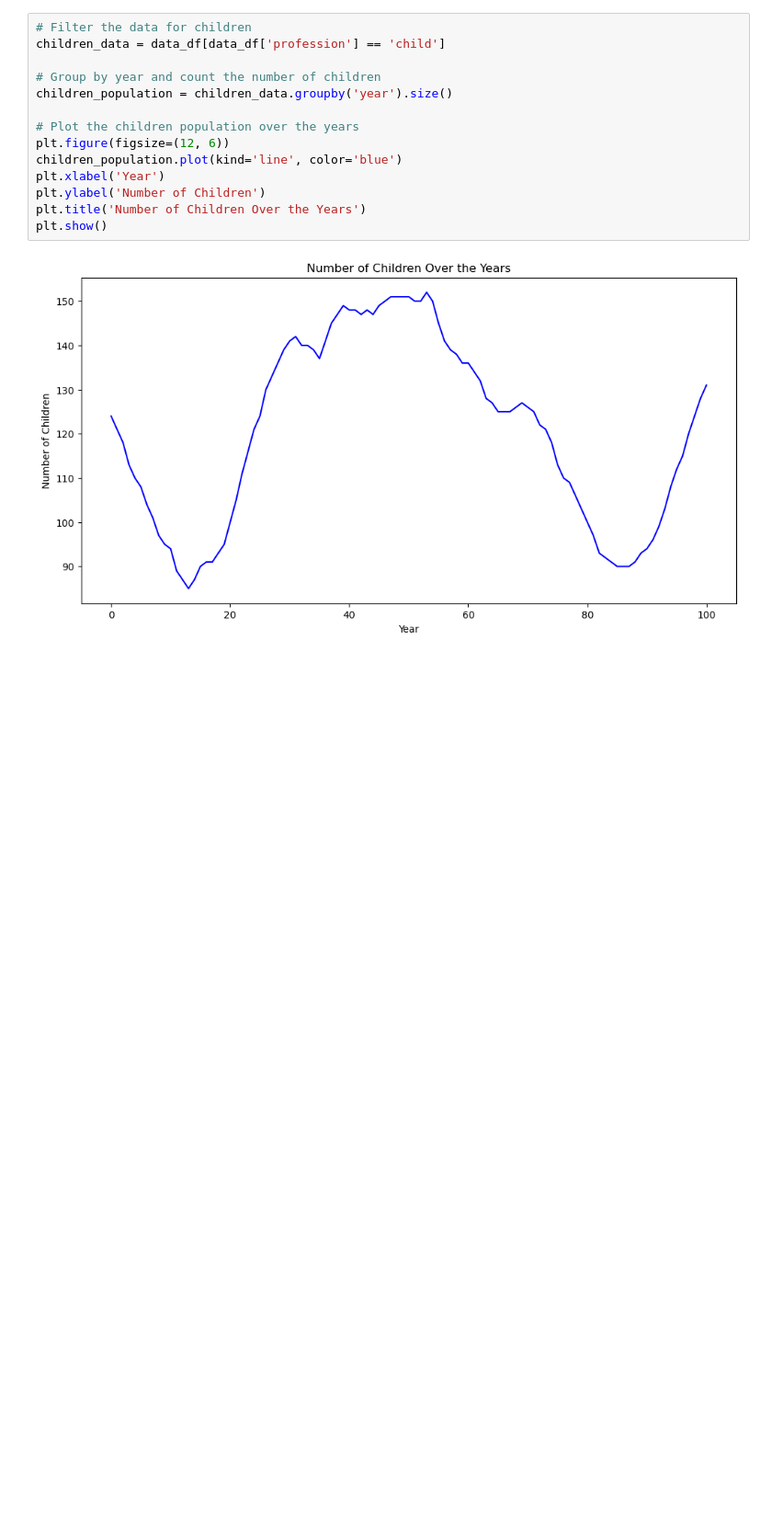
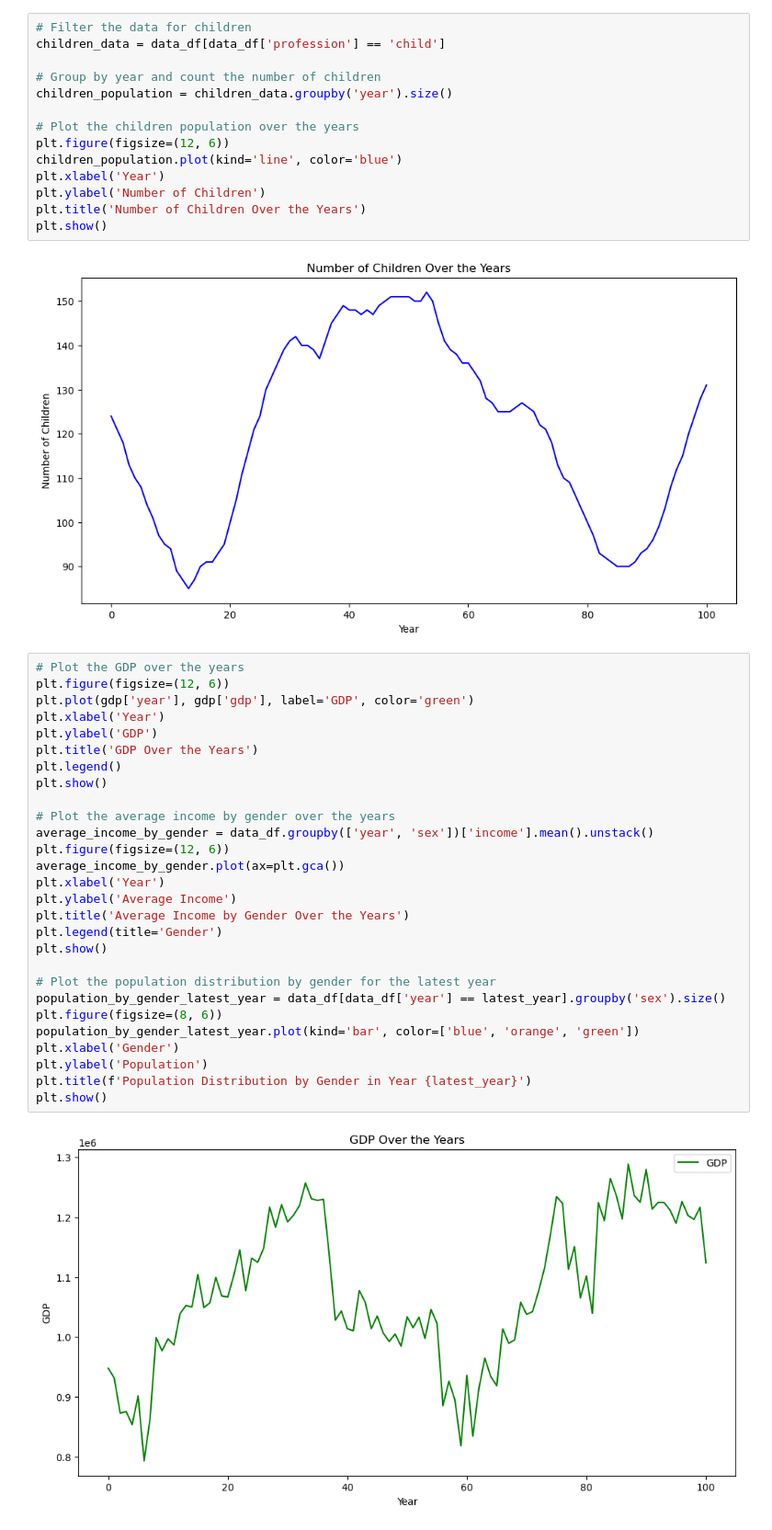
Before and after one commit to merijnvervoorn/islandtm, a Jupyter notebook: visualisation.ipynb, the cells around one changed output. Shown at 92% size. Cells and saved outputs as stored; diff of their text form; blank space fills up the shorter version.

Commit message:
Visualisation notebook

```diff
--- a/visualisation.ipynb
+++ b/visualisation.ipynb
@@ -116,3 +116,33 @@ plt.title('Number of Children Over the Years')
 plt.show()
 # %% [output]
 [figure]
+# %%
+# Plot the GDP over the years
+plt.figure(figsize=(12, 6))
+plt.plot(gdp['year'], gdp['gdp'], label='GDP', color='green')
+plt.xlabel('Year')
+plt.ylabel('GDP')
+plt.title('GDP Over the Years')
+plt.legend()
+plt.show()
+
+# Plot the average income by gender over the years
+average_income_by_gender = data_df.groupby(['year', 'sex'])['income'].mean().unstack()
+plt.figure(figsize=(12, 6))
+average_income_by_gender.plot(ax=plt.gca())
+plt.xlabel('Year')
+plt.ylabel('Average Income')
+plt.title('Average Income by Gender Over the Years')
+plt.legend(title='Gender')
+plt.show()
+
+# Plot the population distribution by gender for the latest year
+population_by_gender_latest_year = data_df[data_df['year'] == latest_year].groupby('sex').size()
+plt.figure(figsize=(8, 6))
+population_by_gender_latest_year.plot(kind='bar', color=['blue', 'orange', 'green'])
+plt.xlabel('Gender')
+plt.ylabel('Population')
+plt.title(f'Population Distribution by Gender in Year {latest_year}')
+plt.show()
+# %% [output]
+[figure, added]
```
Also changed, not shown: parts of 3 cells of this notebook.
